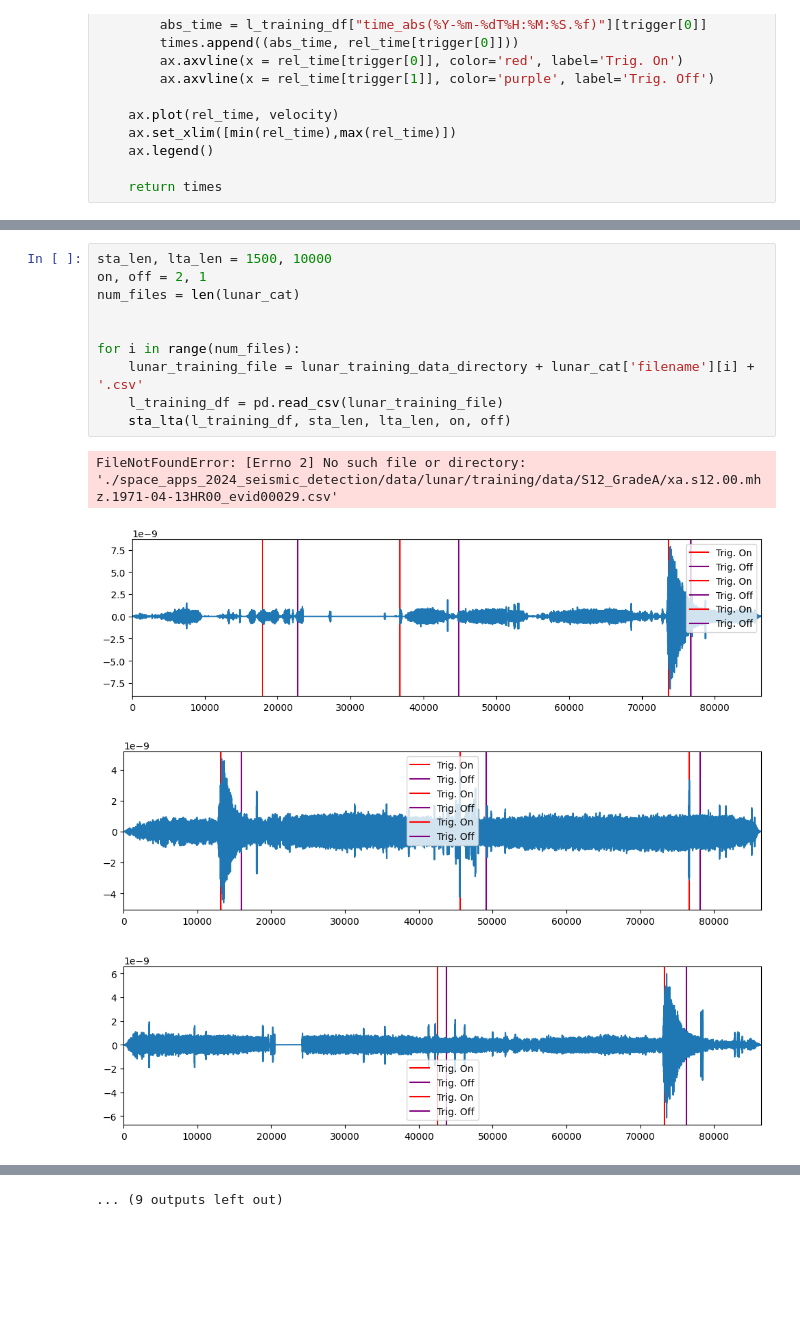
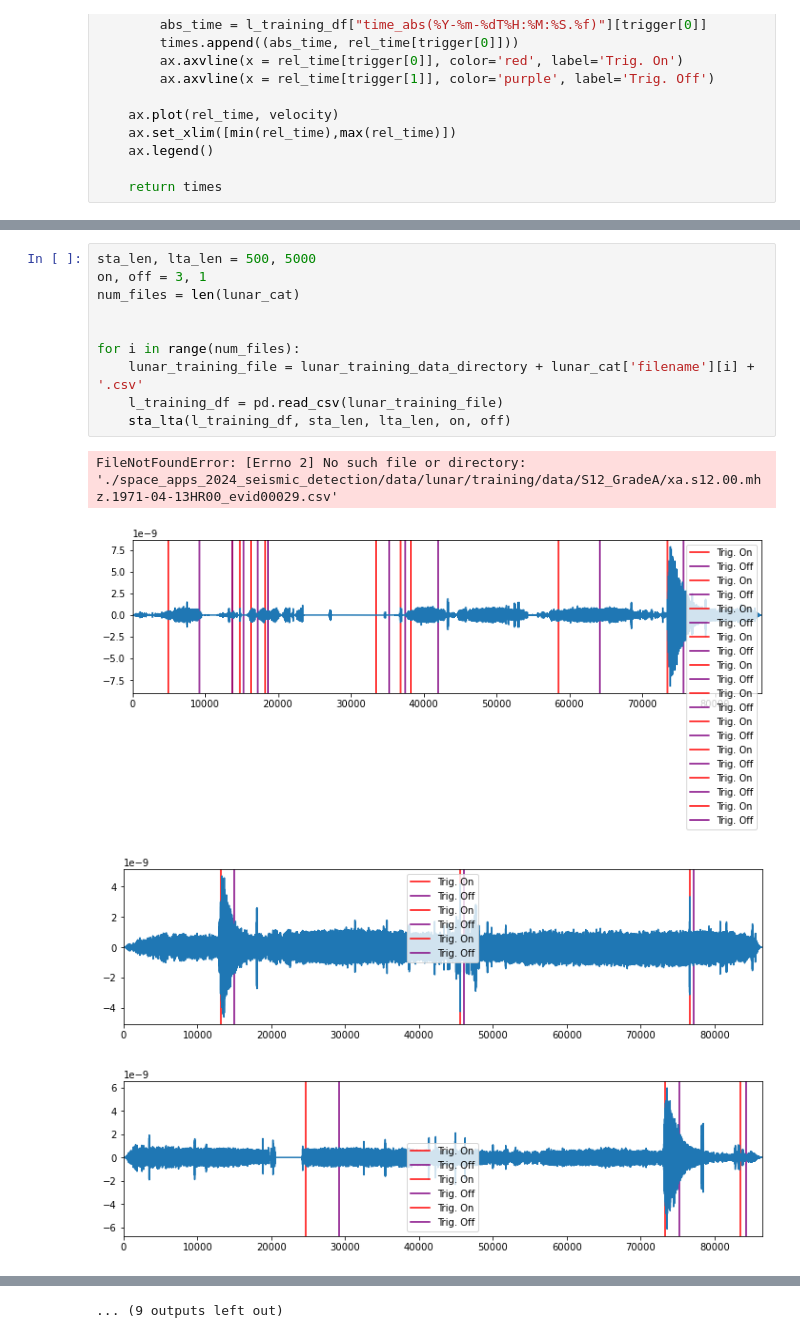
Before and after one commit to 0xknxwledge/NASA, a Jupyter notebook: charlie_testing.ipynb, the cells around one changed output, grey strips where cells are left out. Cells and saved outputs as stored; diff of their text form; blank space fills up the shorter version.

```diff
--- a/charlie_testing.ipynb
+++ b/charlie_testing.ipynb
@@ -67,15 +67,15 @@ No artists with labels found to put in legend.  Note that artists whose label st
 # %%
-sta_len, lta_len = 1500, 10000
-on, off = 2, 1
+sta_len, lta_len = 500, 5000
+on, off = 3, 1
 num_files = len(lunar_cat)
 
 
 for i in range(num_files):
     lunar_training_file = lunar_training_data_directory + lunar_cat['filename'][i] + '.csv'
     l_training_df = pd.read_csv(lunar_training_file)
     sta_lta(l_training_df, sta_len, lta_len, on, off)
 # %% [output]
 FileNotFoundError: [Errno 2] No such file or directory: './space_apps_2024_seismic_detection/data/lunar/training/data/S12_GradeA/xa.s12.00.mhz.1971-04-13HR00_evid00029.csv'
-[figure, old version]
+[figure, new version]
-[figure, old version]
+[figure, new version]
-[figure, old version]
+[figure, new version]
```
Also changed, not shown: parts of 2 cells of this notebook.
